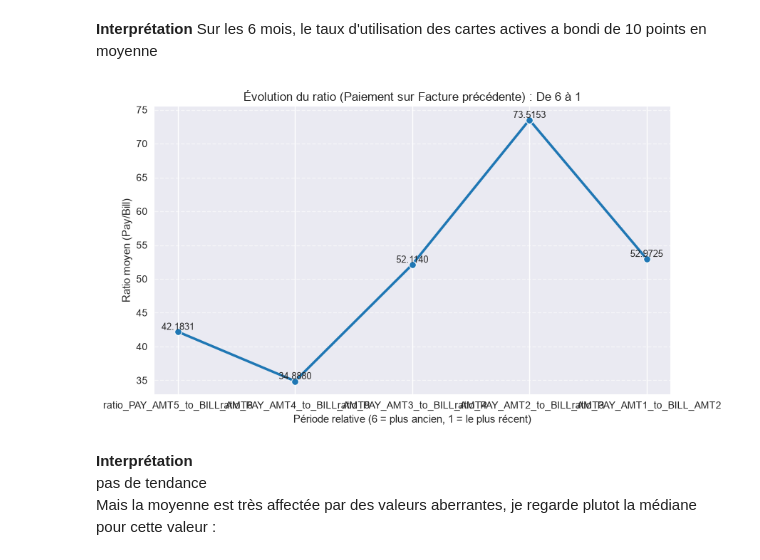
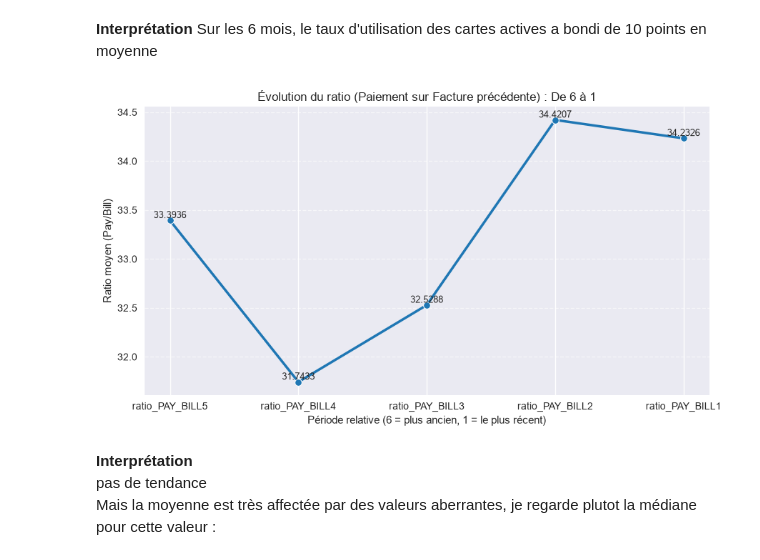
Before and after one commit to johan-mac-59/RiskLens_ML, a Jupyter notebook: src/05_01_EDA_lab.ipynb, the cells around one changed output. Cells and saved outputs as stored; diff of their text form; code cells hidden in the pictures.

```diff
--- a/src/05_01_EDA_lab.ipynb
+++ b/src/05_01_EDA_lab.ipynb
@@ -2754,6 +2775,7 @@ import matplotlib.pyplot as plt
 ratio_columns = ['ratio_PAY_BILL1', 'ratio_PAY_BILL2',
                  'ratio_PAY_BILL3', 'ratio_PAY_BILL4',
                  'ratio_PAY_BILL5']
+df_aff = ratios_affichables(df, ratio_columns)  # affichage : factures exigibles seulement
 
 # Analyse statistique pour les valeurs où PAY_n > 0
 print("Analyse des ratios avec PAY_n > 0 :\n")
@@ -2765,7 +2787,7 @@ for col in ratio_columns:
     pay_n_col = f"PAY_{col.replace('ratio_PAY_BILL', '')}"  # Ex: ratio_PAY_BILL1 -> PAY_1
 
     # Filtrer les données où PAY_n > 0 (Attention à l'espace dans '> 0')
-    filtered_data = df[df[pay_n_col] > 0][col]
+    filtered_data = df_aff.loc[df[pay_n_col] > 0, col].dropna()
 
     if len(filtered_data) > 0:
         mean_val = filtered_data.mean()
@@ -2807,7 +2829,7 @@ for i, col in enumerate(ratio_columns):
     pay_n_col = f"PAY_{col.replace('ratio_PAY_BILL', '')}"  # Ex: ratio_PAY_BILL1 -> PAY_1
 
     # Filtrer les données où PAY_n > 0 et retirer les NaN du ratio
-    filtered_data = df[df[pay_n_col] > 0][col].dropna()
+    filtered_data = df_aff.loc[df[pay_n_col] > 0, col].dropna().dropna()
 
     if len(filtered_data) > 0:
         plt.boxplot(filtered_data, patch_artist=True)
@@ -3334,7 +3358,7 @@ for col_ratio in ratio_columns:
             continue # Si la colonne suivante n'existe pas, on passe cette boucle
 
     # 3. Extraction : On ne garde que les ratios qui existent (non-NaN)
-    mask_valid = df[col_ratio].notna()
+    mask_valid = df[col_ratio].notna() & (df[f'BILL_AMT{int(n_str) + 1}'] > 0)  # affichage : factures exigibles seulement
     df_subset = df[mask_valid]
 
     if len(df_subset) == 0:
@@ -3508,10 +3532,12 @@ ratio_columns = [
 ]
 
 # Calculer la médiane de chaque ligne (médiane des ratios pour chaque client)
-row_medians = df[ratio_columns].median(axis=1).clip(upper=200)
+# Colonne créée : définition unique (docs/colonnes_creees.md)
+df['ratio_PAY_to_BILL_median'] = df[ratio_columns].median(axis=1)
+# Graphique : médiane des seuls mois avec une facture exigible
+row_medians = ratios_affichables(df, ratio_columns).median(axis=1).dropna()
 
 # Enregistrer la médiane dans une nouvelle colonne du DataFrame
-df['ratio_PAY_to_BILL_median'] = row_medians
 
 # Créer l'histogramme
 plt.figure(figsize=(10, 6))
@@ -3881,7 +3907,7 @@ ratio_columns = [
 ]
 
 # Calculer la médiane de chaque ligne (médiane des ratios pour chaque client)
-row_medians = df[ratio_columns].median(axis=1)
+row_medians = ratios_affichables(df, ratio_columns).median(axis=1)
 
 # Créer les catégories DPNM
 def categorize_dpnms(median_value):
@@ -3897,11 +3923,12 @@ def categorize_dpnms(median_value):
         return '90+'
 
 # Appliquer la catégorisation
-categories = row_medians.apply(categorize_dpnms)
+# Clients sans aucune facture exigible sur la période : pas de médiane affichable, exclus
+categories = row_medians.apply(categorize_dpnms).where(row_medians.notna())
 
 # Calculer les taux de DPNM pour chaque catégorie
 category_counts = categories.value_counts()
-total_clients = len(row_medians)
+total_clients = int(row_medians.notna().sum())
 
 # Calculer le taux de défaut (DPNM) par catégorie
 dpmn_rates = {}
@@ -5617,38 +5646,38 @@ colonnes_actives = [col for col in ordre_souhaite if col in df.columns]
 if len(colonnes_actives) > 0:
     # 2. Extraction des données et calcul de la moyenne par mois
     # On prend les colonnes dans l'ordre du graphique (6 -> 1)
-    df_temp = df[colonnes_actives]
+    df_temp = ratios_affichables(df, colonnes_actives)
 
     # Calcul des moyennes
     moyennes = df_temp.mean()
 
     # 3. Visualisation
     plt.figure(figsize=(9, 5))
 
     # sns.lineplot prend les index (6,5,4...) comme axe X et les valeurs moyennes en Y
     sns.lineplot(
         x=moyennes.index,
         y=moyennes.values,
         marker='o',
         linewidth=2.5,
         color='#1f77b4'  # Bleu standard pour la clarté
     )
 
     plt.title('Évolution du ratio (Paiement sur Facture précédente) : De 6 à 1')
     plt.xlabel('Période relative (6 = plus ancien, 1 = le plus récent)')
     plt.ylabel('Ratio moyen (Pay/Bill)')
 
     # Ajout des valeurs textuelles pour précision
     for i, val in enumerate(moyennes.values):
         plt.text(i, val + 0.005, f'{val:.4f}', ha='center', va='bottom', fontsize=9)
 
     plt.grid(axis='y', linestyle='--', alpha=0.6)
     plt.tight_layout()
     plt.show()
 else:
     print(f"Attention : Aucune des colonnes de la liste '{ordre_souhaite}' n'a été trouvée.")
 # %% [output]
-[figure, old version]
+[figure, new version]
 # %% [markdown]
 **Interprétation**
 pas de tendance
```
Also changed, not shown: parts of 45 cells of this notebook, 3 other files.
